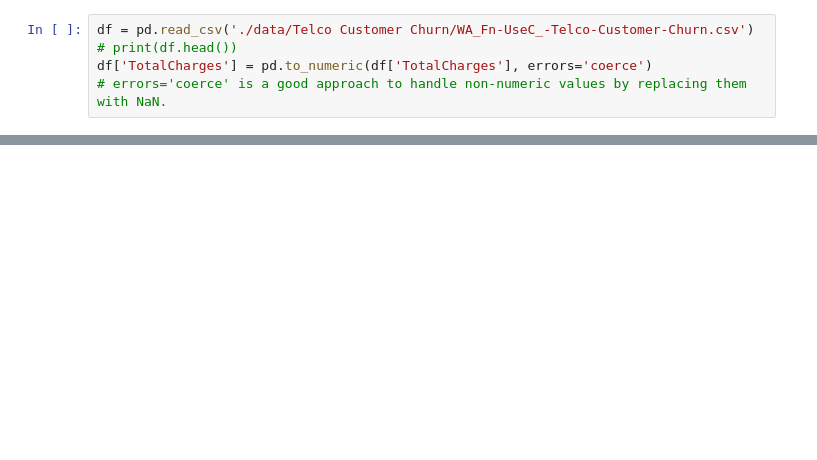
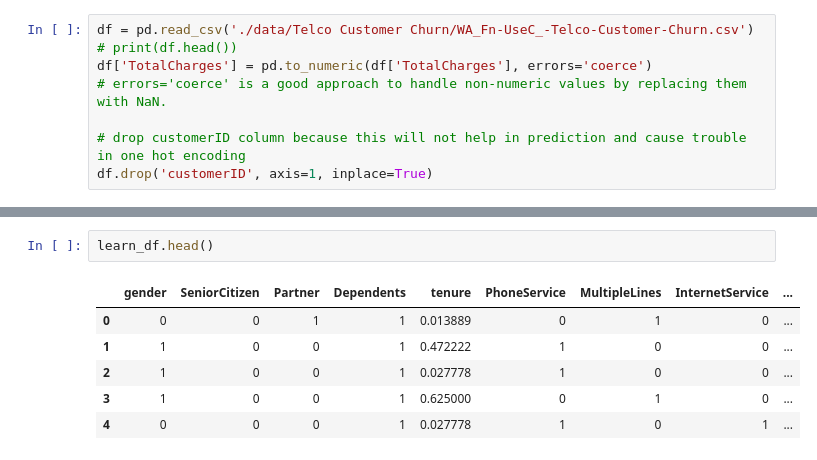
Before and after one commit to anupbhowmik/Logistic-Regression-with-AdaBoost, a Jupyter notebook: solve.ipynb, the cells around one changed output, grey strips where cells are left out. Saved outputs shown, nothing was run; the diff lists cells and outputs as text; blank space fills up the shorter version.

Commit message:
one hot encoding problem

```diff
--- a/solve.ipynb
+++ b/solve.ipynb
@@ -8,5 +11,8 @@ df = pd.read_csv('./data/Telco Customer Churn/WA_Fn-UseC_-Telco-Customer-Churn.c
 # print(df.head())
 df['TotalCharges'] = pd.to_numeric(df['TotalCharges'], errors='coerce')
 # errors='coerce' is a good approach to handle non-numeric values by replacing them with NaN.
+
+# drop customerID column because this will not help in prediction and cause trouble in one hot encoding
+df.drop('customerID', axis=1, inplace=True)
 # %%
 def fill_missing_values(df, option : str='mean'):
@@ -116,0 +111,9 @@ scores
+# %%
+learn_df.head()
+# %% [output]
+|  | gender | SeniorCitizen | Partner | Dependents | tenure | PhoneService | MultipleLines | InternetService | ... |
+| 0 | 0 | 0 | 1 | 1 | 0.013889 | 0 | 1 | 0 | ... |
+| 1 | 1 | 0 | 0 | 1 | 0.472222 | 1 | 0 | 0 | ... |
+| 2 | 1 | 0 | 0 | 1 | 0.027778 | 1 | 0 | 0 | ... |
+| 3 | 1 | 0 | 0 | 1 | 0.625000 | 0 | 1 | 0 | ... |
+| 4 | 0 | 0 | 0 | 1 | 0.027778 | 1 | 0 | 1 | ... |
```
Also changed, not shown: parts of 12 cells of this notebook.
